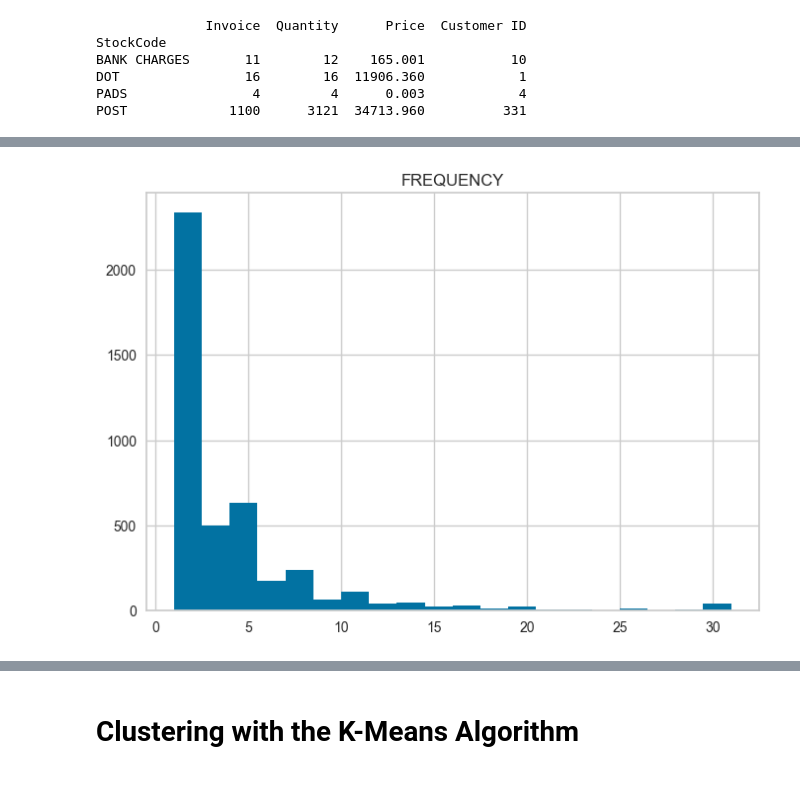
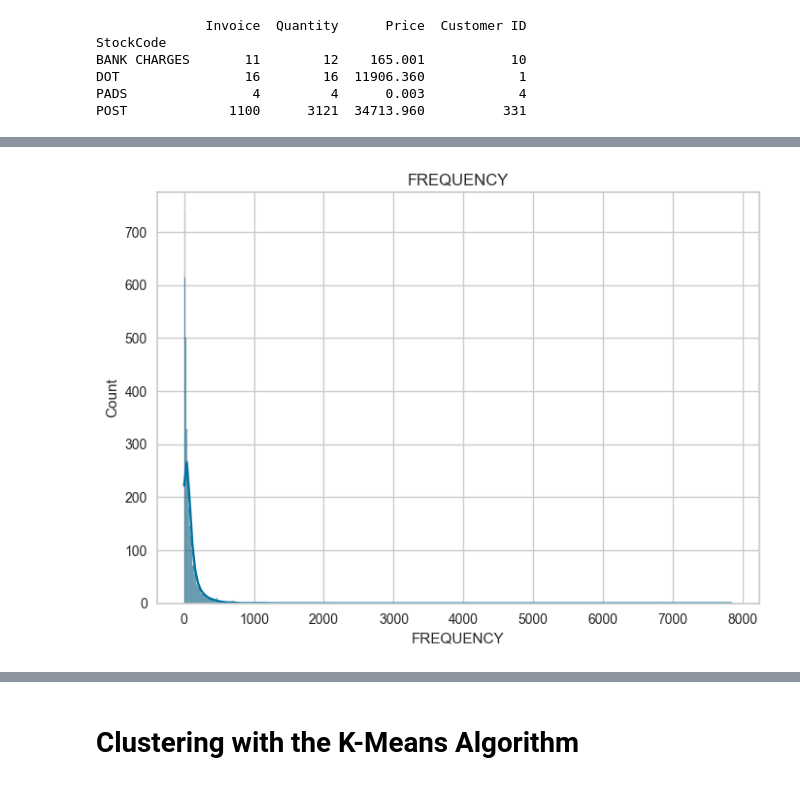
Before and after one commit to BatuhanUmay/MIUUL_ML_Summer_Bootcamp, a Jupyter notebook: K-Means Müsteri Segmentasyonu ve RFM.ipynb, the cells around one changed output, grey strips where cells are left out. Saved outputs shown, nothing was run; the diff lists cells and outputs as text; code cells hidden in the pictures.

```diff
--- a/K-Means Müsteri Segmentasyonu ve RFM.ipynb
+++ b/K-Means Müsteri Segmentasyonu ve RFM.ipynb
@@ -164,7 +222,8 @@ POST             1100      3121  34713.960          331
 
 rfm = df.groupby("Customer ID").agg(
     {"InvoiceDate": lambda recency: (today_date - recency.max()).days,
-     "Invoice": lambda frequency: frequency.nunique(),
+    #  "Invoice": lambda frequency: frequency.nunique(),
+     "Invoice": lambda frequency: frequency.count(),
      "TotalPrice": lambda monetary: monetary.sum()
      })
 rfm.columns = ["RECENCY", "FREQUENCY", "MONETARY"]
@@ -195,9 +245,10 @@ plt.show()
 # %%
-rfm["FREQUENCY"].hist(bins=20)
+# rfm["FREQUENCY"].hist(bins=20)
+sns.histplot(rfm["FREQUENCY"], kde=True)
 plt.title("FREQUENCY")
 plt.show()
 # %% [output]
-[figure, old version]
+[figure, new version]
 # %%
 rfm["RECENCY_SCORE"] = pd.qcut(rfm['RECENCY'], 5, labels=[5, 4, 3, 2, 1])
 rfm["FREQUENCY_SCORE"] = pd.qcut(rfm['FREQUENCY'].rank(method="first"), 5, labels=[1, 2, 3, 4, 5])
```
Also changed, not shown: parts of 51 cells of this notebook.
